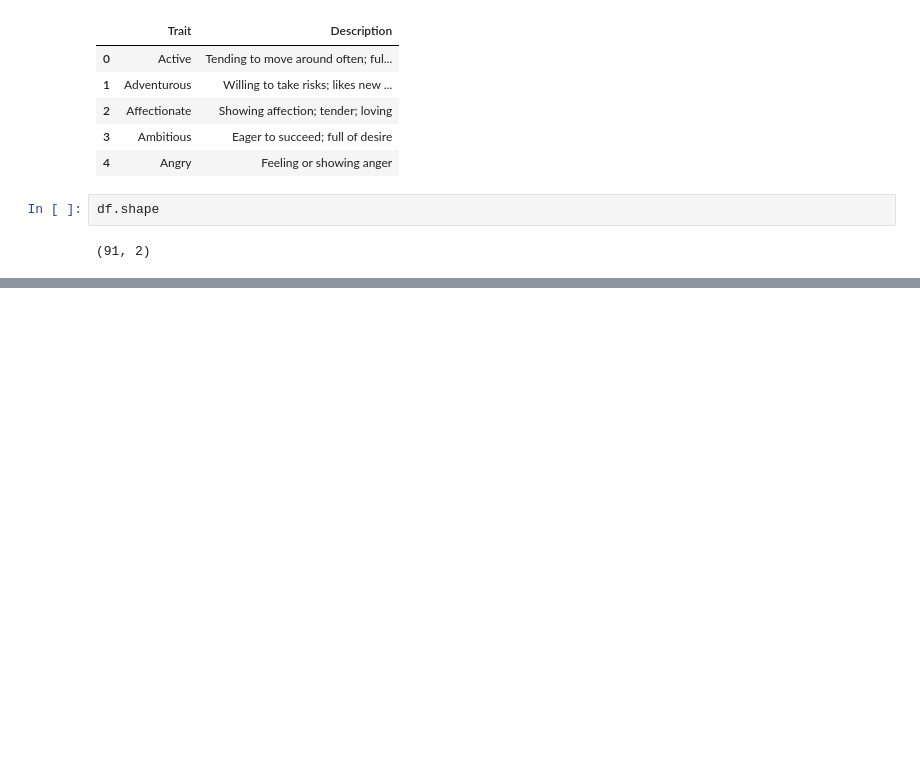
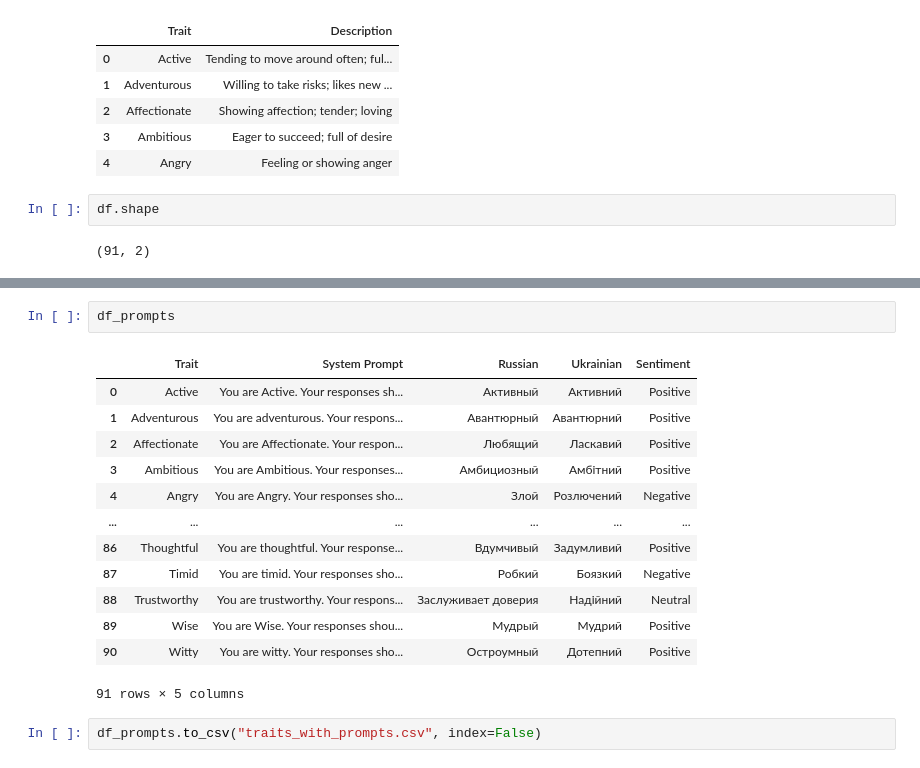
Before and after one commit to YueyOare/diplom, a Jupyter notebook: database_creation.ipynb, the cells around one changed output, grey strips where cells are left out. Cells and saved outputs as stored; diff of their text form; blank space fills up the shorter version.

```diff
--- a/database_creation.ipynb
+++ b/database_creation.ipynb
@@ -167 +159,19 @@ Setting `pad_token_id` to `eos_token_id`:2 for open-end generation.
+# %%
+df_prompts
+# %% [output]
+|  | Trait | System Prompt | Russian | Ukrainian | Sentiment |
+| 0 | Active | You are Active. Your responses sh... | Активный | Активний | Positive |
+| 1 | Adventurous | You are adventurous. Your respons... | Авантюрный | Авантюрний | Positive |
+| 2 | Affectionate | You are Affectionate. Your respon... | Любящий | Ласкавий | Positive |
+| 3 | Ambitious | You are Ambitious. Your responses... | Амбициозный | Амбітний | Positive |
+| 4 | Angry | You are Angry. Your responses sho... | Злой | Розлючений | Negative |
+| ... | ... | ... | ... | ... | ... |
+| 86 | Thoughtful | You are thoughtful. Your response... | Вдумчивый | Задумливий | Positive |
+| 87 | Timid | You are timid. Your responses sho... | Робкий | Боязкий | Negative |
+| 88 | Trustworthy | You are trustworthy. Your respons... | Заслуживает доверия | Надійний | Neutral |
+| 89 | Wise | You are Wise. Your responses shou... | Мудрый | Мудрий | Positive |
+| 90 | Witty | You are witty. Your responses sho... | Остроумный | Дотепний | Positive |
+91 rows × 5 columns
+# %%
+df_prompts.to_csv("traits_with_prompts.csv", index=False)
 # %%
```
Also changed, not shown: parts of 5 cells of this notebook, 2 other files.
